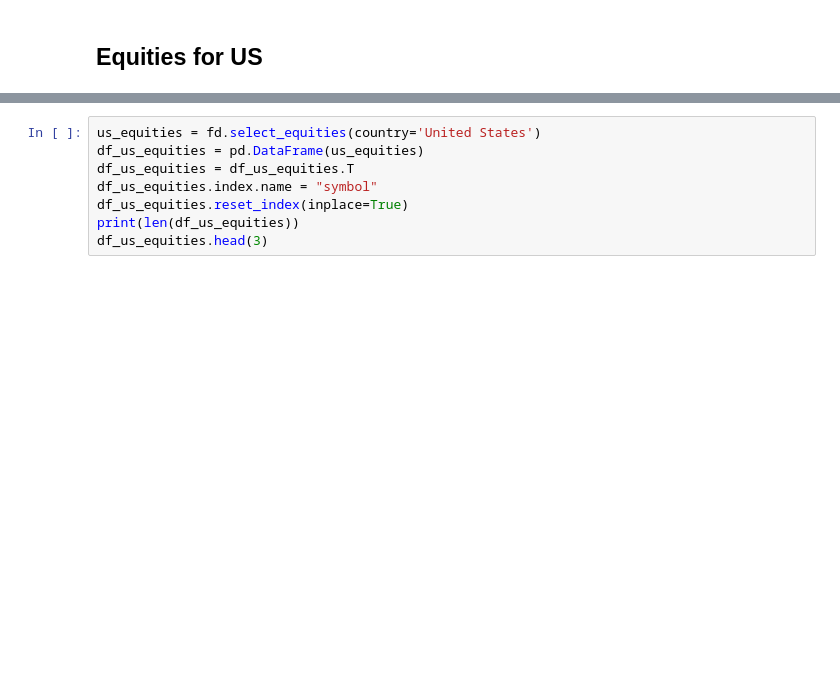
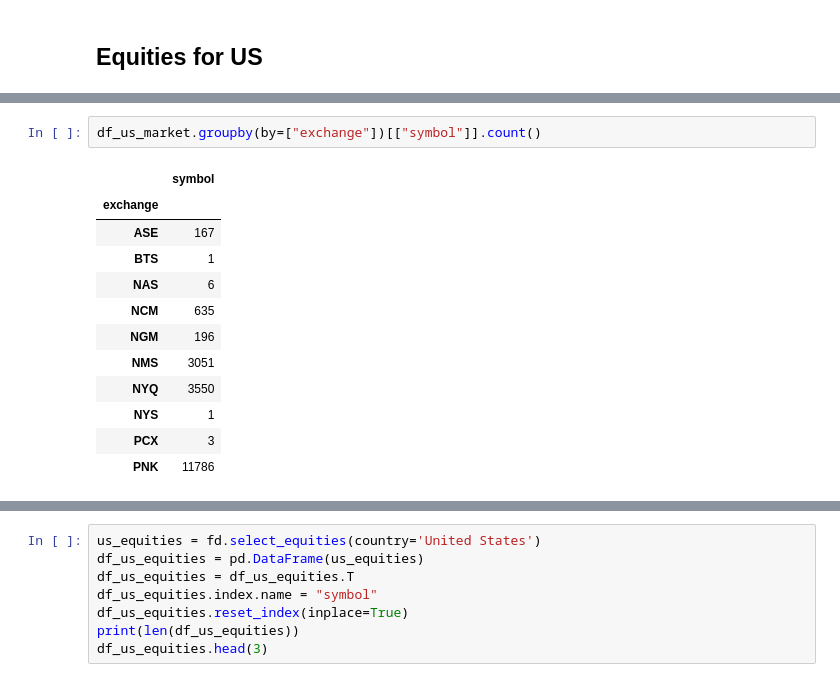
Before and after one commit to alpha2phi-platform/alphalib, a Jupyter notebook: 01a_dataset.ipynb, the cells around one changed output, grey strips where cells are left out. Drawn from its saved outputs; the diff is of its cells as text; blank space fills up the shorter version.

```diff
--- a/01a_dataset.ipynb
+++ b/01a_dataset.ipynb
@@ -206,0 +244,15 @@ equities_all_categories
+# %%
+df_us_market.groupby(by=["exchange"])[["symbol"]].count()
+# %% [output]
+|  | symbol |
+| exchange |  |
+| ASE | 167 |
+| BTS | 1 |
+| NAS | 6 |
+| NCM | 635 |
+| NGM | 196 |
+| NMS | 3051 |
+| NYQ | 3550 |
+| NYS | 1 |
+| PCX | 3 |
+| PNK | 11786 |
```
Also changed, not shown: parts of 17 cells of this notebook, 5 other files.
